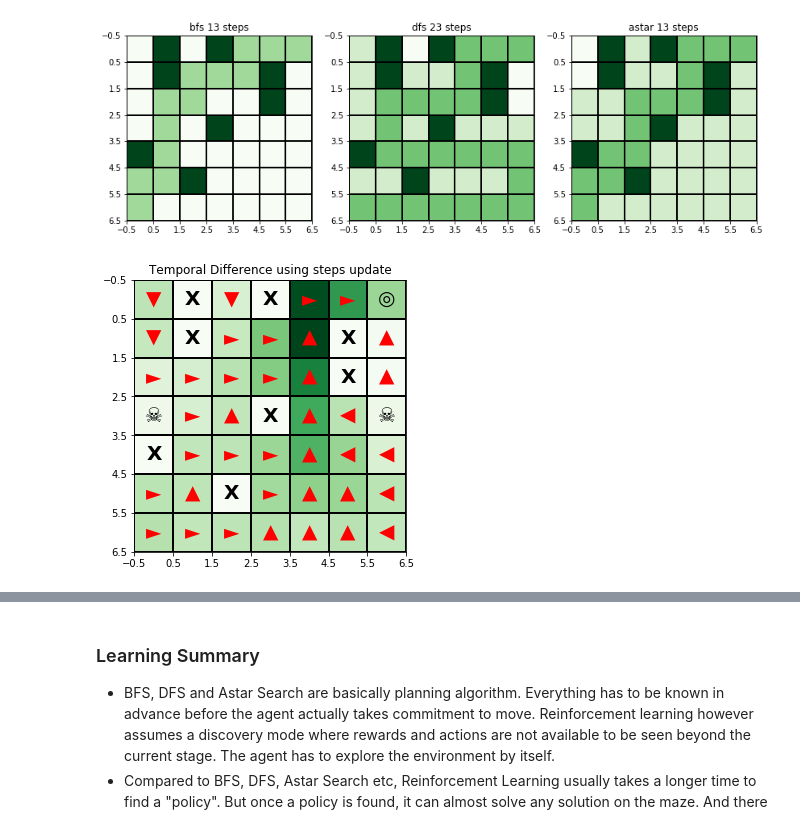
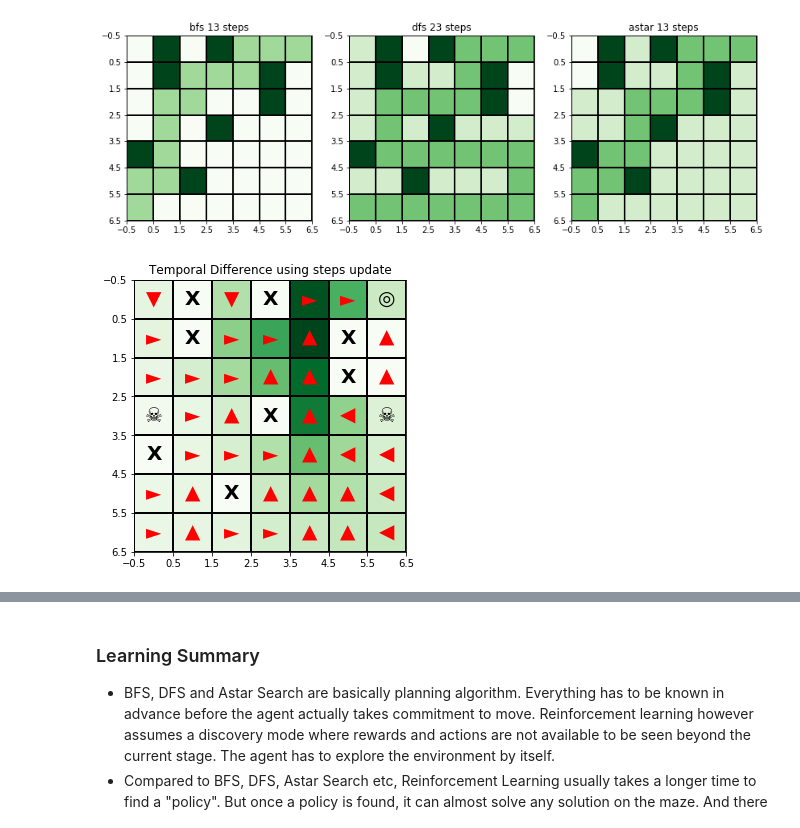
Before and after one commit to chihoxtra/reinforcement_learning, a Jupyter notebook: [PlayAround][Reinforcement Learning].ipynb, the cells around one changed output, grey strips where cells are left out. Drawn from its saved outputs; the diff is of its cells as text; code cells hidden in the pictures.

```diff
--- a/[PlayAround][Reinforcement Learning].ipynb
+++ b/[PlayAround][Reinforcement Learning].ipynb
@@ -368,13 +369,13 @@ class RL_Problem():
 
         if r <= self.moveProbability[0]:
             newState = potentialMoves[0]
-            p = potentialMoves[0]
+            p = self.moveProbability[0]
         elif r > self.moveProbability[0] and r <= self.moveProbability[0] + self.moveProbability[1]:
             newState = potentialMoves[1]
-            p = potentialMoves[1]
+            p = self.moveProbability[1]
         else:
             newState = potentialMoves[2]
-            p = potentialMoves[2]
+            p = self.moveProbability[2]
 
         return newState, p
 # %%
@@ -629,13 +624,13 @@ p1 = RL_Problem(dimension = (7,7),
 # %%
 ################# Method 1: Temporal Difference ########################
 visitedPath = []
-TDLamda = 0.3 # 0-> TD(0) not use eligibility ; (1) 1-> use eligibility K steps
+TDLamda = 0.5 # 0-> TD(0) not use eligibility ; (1) 1-> use eligibility K steps
 s1 = RL_SearchAgent(p1, alpha = 0.08, gamma = 0.9, initialState = (1,1), TDLamda=TDLamda)
 
-visitedPath, QscoreDiffHist = s1.trainModelbyTemporalDifference(epoche=400, offPolicyThreshold=0.5)
+visitedPath, QscoreDiffHist = s1.trainModelbyTemporalDifference(epoche=400, offPolicyThreshold=0.8)
 displayRLMaze(p1, s1, visitedPath,'Temporal Difference using steps update')
 # %% [output]
-[figure, old version]
+[figure, new version]
 # %%
 plt.plot(QscoreDiffHist)
 #np.sum(QscoreDiffHist[-100:])
```
Also changed, not shown: parts of 6 cells of this notebook.
